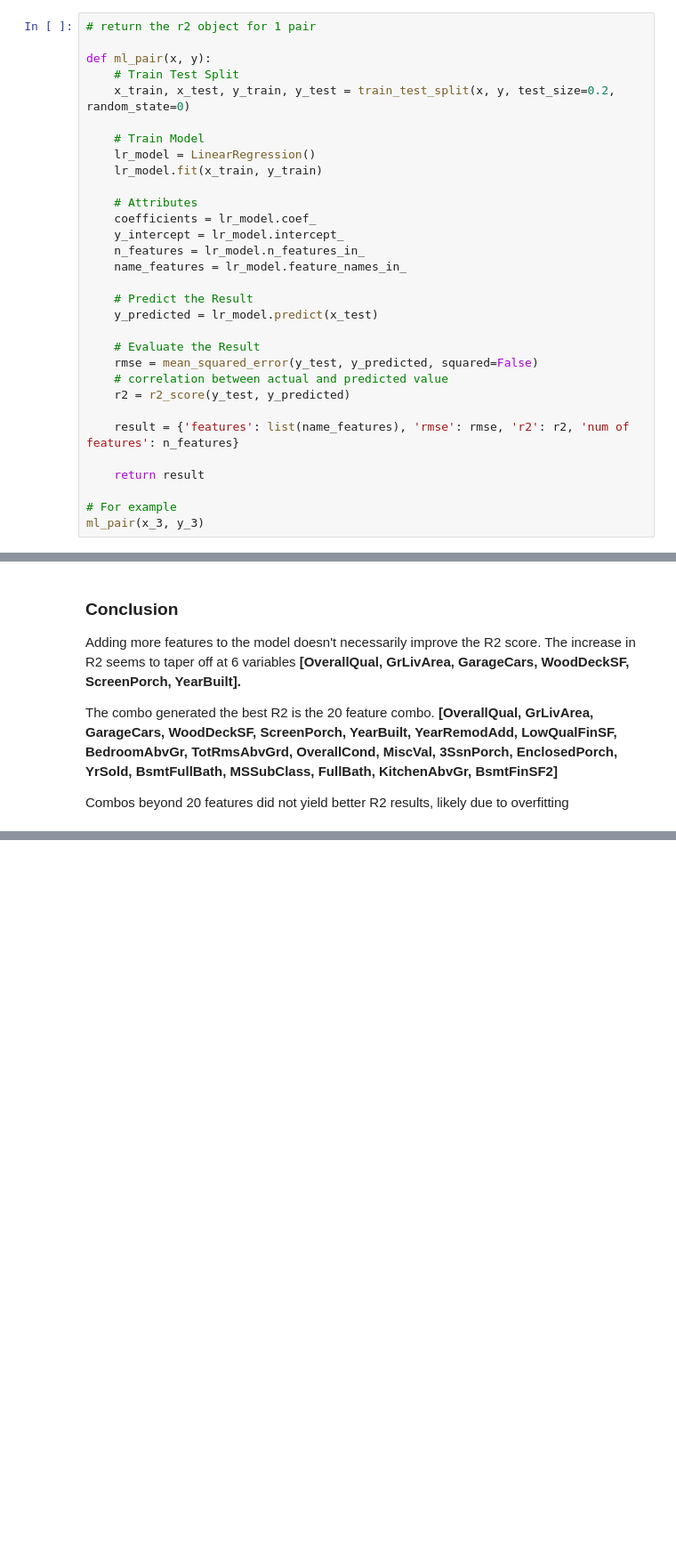
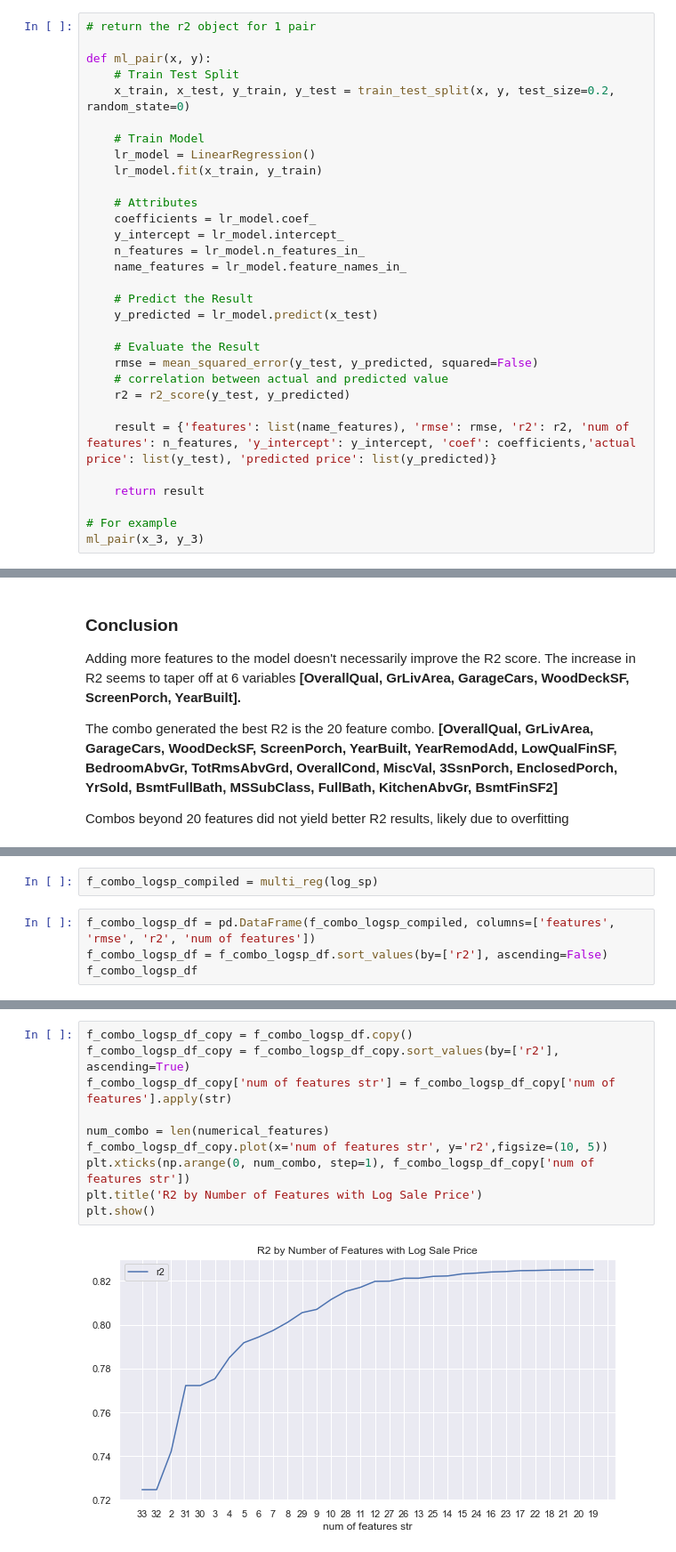
Before and after one commit to SusanQu/linear_regression_realestate, a Jupyter notebook: Boston_Real_Estate_Prediction.ipynb, the cells around one changed output, grey strips where cells are left out. Shown at 89% size. Saved outputs shown, nothing was run; the diff lists cells and outputs as text; blank space fills up the shorter version.

```diff
--- a/Boston_Real_Estate_Prediction.ipynb
+++ b/Boston_Real_Estate_Prediction.ipynb
@@ -534,7 +537,7 @@ def ml_pair(x, y):
     # correlation between actual and predicted value
     r2 = r2_score(y_test, y_predicted)
 
-    result = {'features': list(name_features), 'rmse': rmse, 'r2': r2, 'num of features': n_features}
+    result = {'features': list(name_features), 'rmse': rmse, 'r2': r2, 'num of features': n_features, 'y_intercept': y_intercept, 'coef': coefficients,'actual price': list(y_test), 'predicted price': list(y_predicted)}
 
     return result
 
@@ -793,0 +853,6 @@ Combos beyond 20 features did not yield better R2 results, likely due to overfit
+# %%
+f_combo_logsp_compiled = multi_reg(log_sp)
+# %%
+f_combo_logsp_df = pd.DataFrame(f_combo_logsp_compiled, columns=['features', 'rmse', 'r2', 'num of features'])
+f_combo_logsp_df = f_combo_logsp_df.sort_values(by=['r2'], ascending=False)
+f_combo_logsp_df
@@ -793,0 +881,12 @@ Combos beyond 20 features did not yield better R2 results, likely due to overfit
+# %%
+f_combo_logsp_df_copy = f_combo_logsp_df.copy()
+f_combo_logsp_df_copy = f_combo_logsp_df_copy.sort_values(by=['r2'], ascending=True)
+f_combo_logsp_df_copy['num of features str'] = f_combo_logsp_df_copy['num of features'].apply(str)
+
+num_combo = len(numerical_features)
+f_combo_logsp_df_copy.plot(x='num of features str', y='r2',figsize=(10, 5))
+plt.xticks(np.arange(0, num_combo, step=1), f_combo_logsp_df_copy['num of features str'])
+plt.title('R2 by Number of Features with Log Sale Price')
+plt.show()
+# %% [output]
+[figure, added]
```
Also changed, not shown: parts of 25 cells of this notebook.
